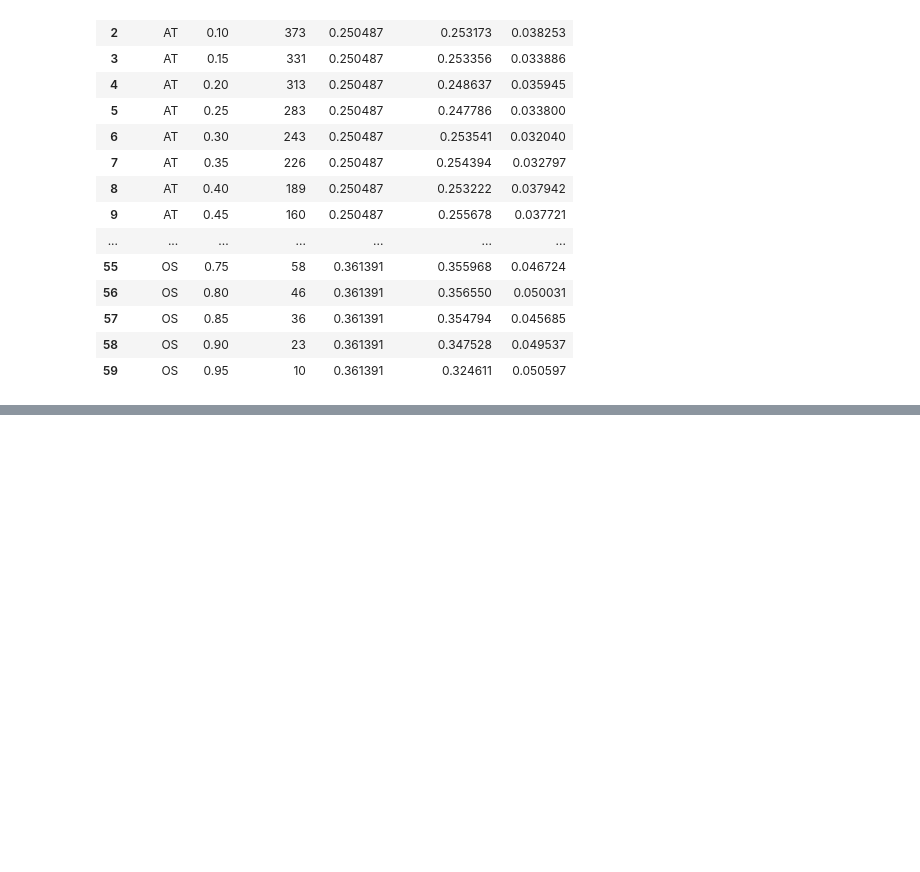
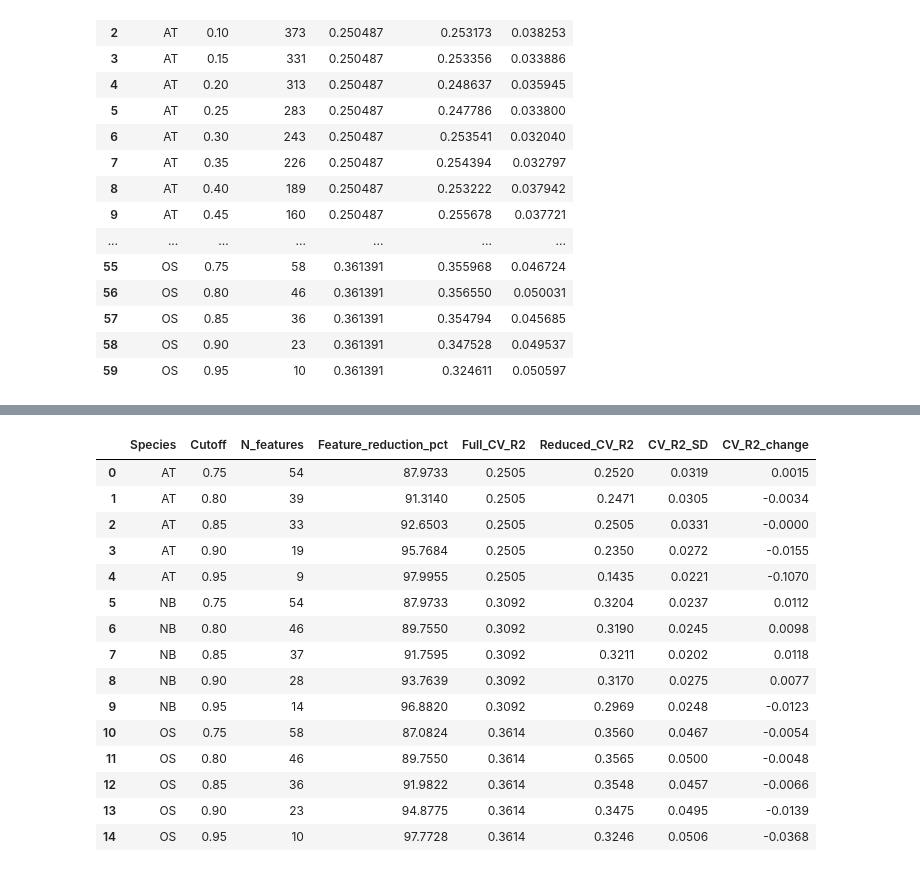
Before and after one commit to ih-11/regression, a Jupyter notebook: notebooks/model_retention.ipynb, the cells around one changed output, grey strips where cells are left out. Drawn from its saved outputs; the diff is of its cells as text; code cells hidden in the pictures; blank space fills up the shorter version.

```diff
--- a/notebooks/model_retention.ipynb
+++ b/notebooks/model_retention.ipynb
@@ -812,0 +899,41 @@ Reduced-model CV performance
+# %%
+# ============================================
+# Cutoff decision summary
+# ============================================
+
+cutoff_summary_df = retention_cv_df.copy()
+
+cutoff_summary_df["Feature_reduction_pct"] = 100 * (
+    1 - cutoff_summary_df["N_features"] /
+    cutoff_summary_df.groupby("Species")["N_features"].transform("first")
+)
+
+cutoff_summary_df["CV_R2_change"] = (
+    cutoff_summary_df["Reduced_CV_R2"] -
+    cutoff_summary_df["Full_CV_R2"]
+)
+
+cutoff_summary_df = cutoff_summary_df.loc[
+    cutoff_summary_df["Cutoff"] >= 0.75,
+    ["Species", "Cutoff", "N_features", "Feature_reduction_pct",
+     "Full_CV_R2", "Reduced_CV_R2", "CV_R2_SD", "CV_R2_change"]
+].reset_index(drop=True)
+
+display(cutoff_summary_df.round(4))
+# %% [output]
+|  | Species | Cutoff | N_features | Feature_reduction_pct | Full_CV_R2 | Reduced_CV_R2 | CV_R2_SD | CV_R2_change |
+| 0 | AT | 0.75 | 54 | 87.9733 | 0.2505 | 0.2520 | 0.0319 | 0.0015 |
+| 1 | AT | 0.80 | 39 | 91.3140 | 0.2505 | 0.2471 | 0.0305 | -0.0034 |
+| 2 | AT | 0.85 | 33 | 92.6503 | 0.2505 | 0.2505 | 0.0331 | -0.0000 |
+| 3 | AT | 0.90 | 19 | 95.7684 | 0.2505 | 0.2350 | 0.0272 | -0.0155 |
+| 4 | AT | 0.95 | 9 | 97.9955 | 0.2505 | 0.1435 | 0.0221 | -0.1070 |
+| 5 | NB | 0.75 | 54 | 87.9733 | 0.3092 | 0.3204 | 0.0237 | 0.0112 |
+| 6 | NB | 0.80 | 46 | 89.7550 | 0.3092 | 0.3190 | 0.0245 | 0.0098 |
+| 7 | NB | 0.85 | 37 | 91.7595 | 0.3092 | 0.3211 | 0.0202 | 0.0118 |
+| 8 | NB | 0.90 | 28 | 93.7639 | 0.3092 | 0.3170 | 0.0275 | 0.0077 |
+| 9 | NB | 0.95 | 14 | 96.8820 | 0.3092 | 0.2969 | 0.0248 | -0.0123 |
+| 10 | OS | 0.75 | 58 | 87.0824 | 0.3614 | 0.3560 | 0.0467 | -0.0054 |
+| 11 | OS | 0.80 | 46 | 89.7550 | 0.3614 | 0.3565 | 0.0500 | -0.0048 |
+| 12 | OS | 0.85 | 36 | 91.9822 | 0.3614 | 0.3548 | 0.0457 | -0.0066 |
+| 13 | OS | 0.90 | 23 | 94.8775 | 0.3614 | 0.3475 | 0.0495 | -0.0139 |
+| 14 | OS | 0.95 | 10 | 97.7728 | 0.3614 | 0.3246 | 0.0506 | -0.0368 |
```
Also changed, not shown: parts of 6 cells of this notebook, 1 other file.
